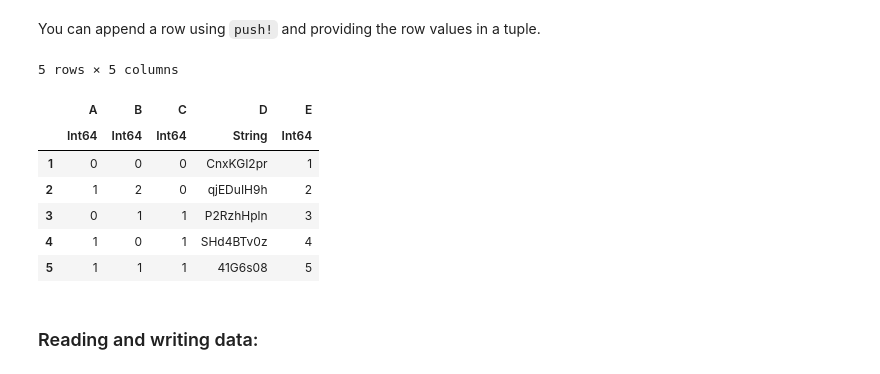
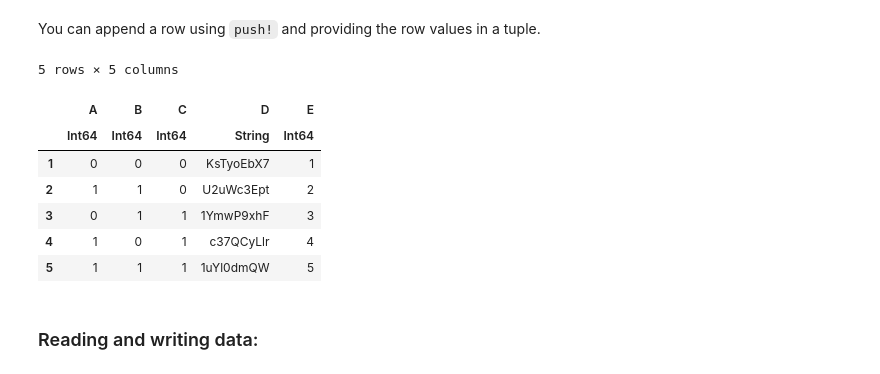
Before and after one commit to stillill/uncrc_dataframes_julia, a Jupyter notebook: non-interactive/Getting_Started.ipynb, the cells around one changed output. Drawn from its saved outputs; the diff is of its cells as text; code cells hidden in the pictures.

```diff
--- a/non-interactive/Getting_Started.ipynb
+++ b/non-interactive/Getting_Started.ipynb
@@ -208,2 +208,0 @@ Please note that `df[!, :col]` does **not** make a copy of the column therefore
-# %%
-df[!, :B][2] = 2# df[!, "B"] will not work
@@ -380,16 +375,16 @@ julia> sum.(eachcol(df))
 # %% [markdown]
 You can append a row using `push!` and providing the row values in a tuple.
 # %%
-push!(df, (1, 1, 1, randstring(7), 5))
+push!(df, (1, 1, 1, randstring(9), 5))
 # %% [output]
 5 rows × 5 columns
 |  | A | B | C | D | E |
 |  | Int64 | Int64 | Int64 | String | Int64 |
-| 1 | 0 | 0 | 0 | CnxKGI2pr | 1 |
-| 2 | 1 | 2 | 0 | qjEDuIH9h | 2 |
-| 3 | 0 | 1 | 1 | P2RzhHpln | 3 |
-| 4 | 1 | 0 | 1 | SHd4BTv0z | 4 |
-| 5 | 1 | 1 | 1 | 41G6s08 | 5 |
+| 1 | 0 | 0 | 0 | KsTyoEbX7 | 1 |
+| 2 | 1 | 1 | 0 | U2uWc3Ept | 2 |
+| 3 | 0 | 1 | 1 | 1YmwP9xhF | 3 |
+| 4 | 1 | 0 | 1 | c37QCyLlr | 4 |
+| 5 | 1 | 1 | 1 | 1uYl0dmQW | 5 |
 # %% [markdown]
 ### Reading and writing data:
 # %% [markdown]
```
Also changed, not shown: parts of 31 cells of this notebook, 2 other files.
